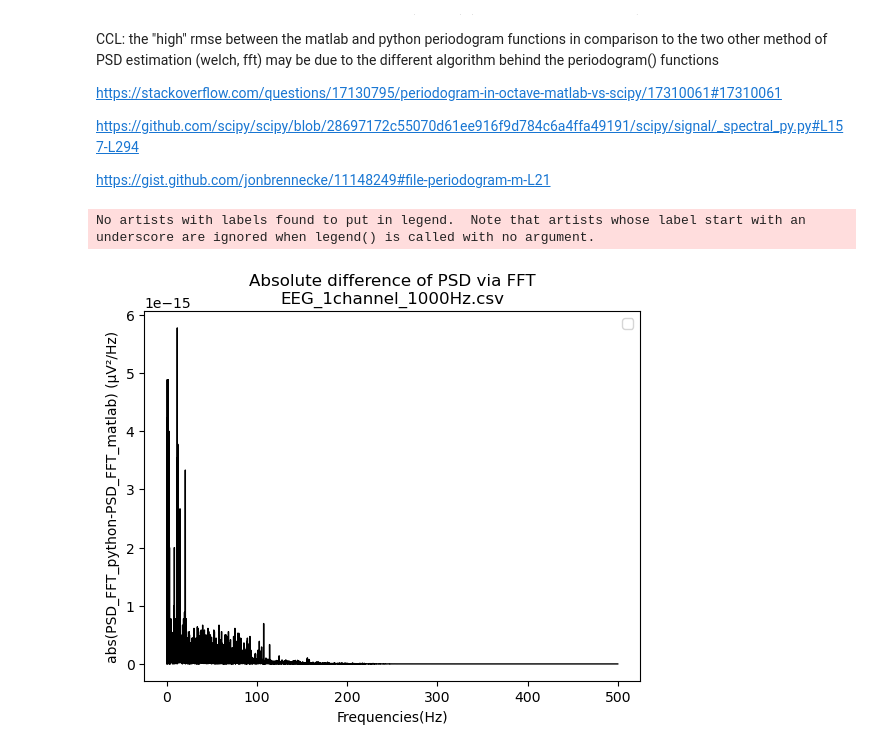
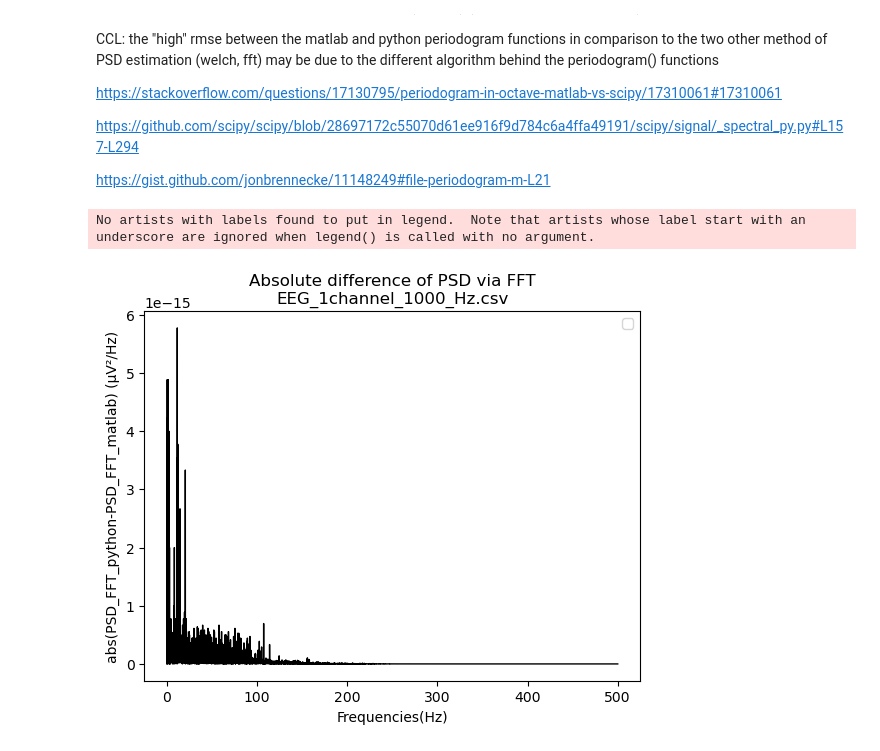
Before and after one commit to iwissemben/Stage_Signal_Physio, a Jupyter notebook: SRC/comparisons_1channel1000Hz.ipynb, the cells around one changed output. Saved outputs shown, nothing was run; the diff lists cells and outputs as text; code cells hidden in the pictures.

```diff
--- a/SRC/comparisons_1channel1000Hz.ipynb
+++ b/SRC/comparisons_1channel1000Hz.ipynb
@@ -32,7 +32,7 @@ plt.close("all")  # close all figure windows
  ### File selection and signal loading (Ramdani data)
 # %%
 # Define the xdf file path
-FILENAME = "EEG_1channel_1000Hz.csv"
+FILENAME = "EEG_1channel_1000_Hz.csv"
 # FILENAME = "EEG_1channel_1000Hz.txt"
 # FILENAME="020_DesMar_20211129_1_c.xdf"
 # path=os.path.normpath("../DAT/Input/001_MolLud_20201112_1_c.xdf")
@@ -47,7 +47,7 @@ EEG_amplitudes_centered=EEG_amplitudes-np.mean(EEG_amplitudes)
 # %% [markdown]
 ### Import of matlab estimation results
 # %%
-matlab_results_filename="MATLAB_PSD_res_EEG_chan_0_EEG_1channel_1000Hz.csv"
+matlab_results_filename="MATLAB_PSD_res_EEG_chan_0_EEG_1channel_1000_Hz.csv"
 #Not for plot, but for distribution comparison (abs diff, rms)
 PSD_fft_matlab,PSD_p_matlab,PSD_w_matlab=import_psd_results2(psd_results_file_name=matlab_results_filename)
 # %% [output]
@@ -178,28 +155,16 @@ https://github.com/scipy/scipy/blob/28697172c55070d61ee916f9d784c6a4ffa49191/sci
 
 https://gist.github.com/jonbrennecke/11148249#file-periodogram-m-L21
 # %%
-"""
-absdiff_fft=abs_distance(PSD_fft_python["psds"],PSD_fft_matlab["psds"])
-absdiff_p=abs_distance(PSD_p_python["psds"],PSD_p_matlab["psds"])
-absdiff_w=abs_distance(PSD_w_python["psds"],PSD_w_matlab["psds"])
-"""
-
 absdiff_fft=abs_distance(PSD_results["Python_PSD_results"]["PSD_FFT"]["psds"],PSD_results["Matlab_PSD_results"]["PSD_FFT"]["psds"])
 absdiff_p=abs_distance(PSD_results["Python_PSD_results"]["PSD_P"]["psds"],PSD_results["Matlab_PSD_results"]["PSD_P"]["psds"])
 absdiff_w=abs_distance(PSD_results["Python_PSD_results"]["PSD_W"]["psds"],PSD_results["Matlab_PSD_results"]["PSD_W"]["psds"])
 # %%
-"""single_plot(FILENAME,fig_number=3,
-            x=PSD_fft_python["frequencies"],y=absdiff_fft,
-            fig_title="Absolute difference of PSD via FFT",
-            ylabel="abs(PSD_FFT_python-PSD_FFT_matlab) (µV²/Hz)",
-            xlabel="Frequencies(Hz)")"""
-
 single_plot(FILENAME,fig_number=3,
             x=PSD_results["Python_PSD_results"]["PSD_FFT"]["frequencies"],y=absdiff_fft,
             fig_title="Absolute difference of PSD via FFT",
             ylabel="abs(PSD_FFT_python-PSD_FFT_matlab) (µV²/Hz)",
             xlabel="Frequencies(Hz)")
 # %% [output]
 No artists with labels found to put in legend.  Note that artists whose label start with an underscore are ignored when legend() is called with no argument.
-[figure, old version]
+[figure, new version]
 # %%
```
Also changed, not shown: parts of 8 cells of this notebook, 8 other files.
